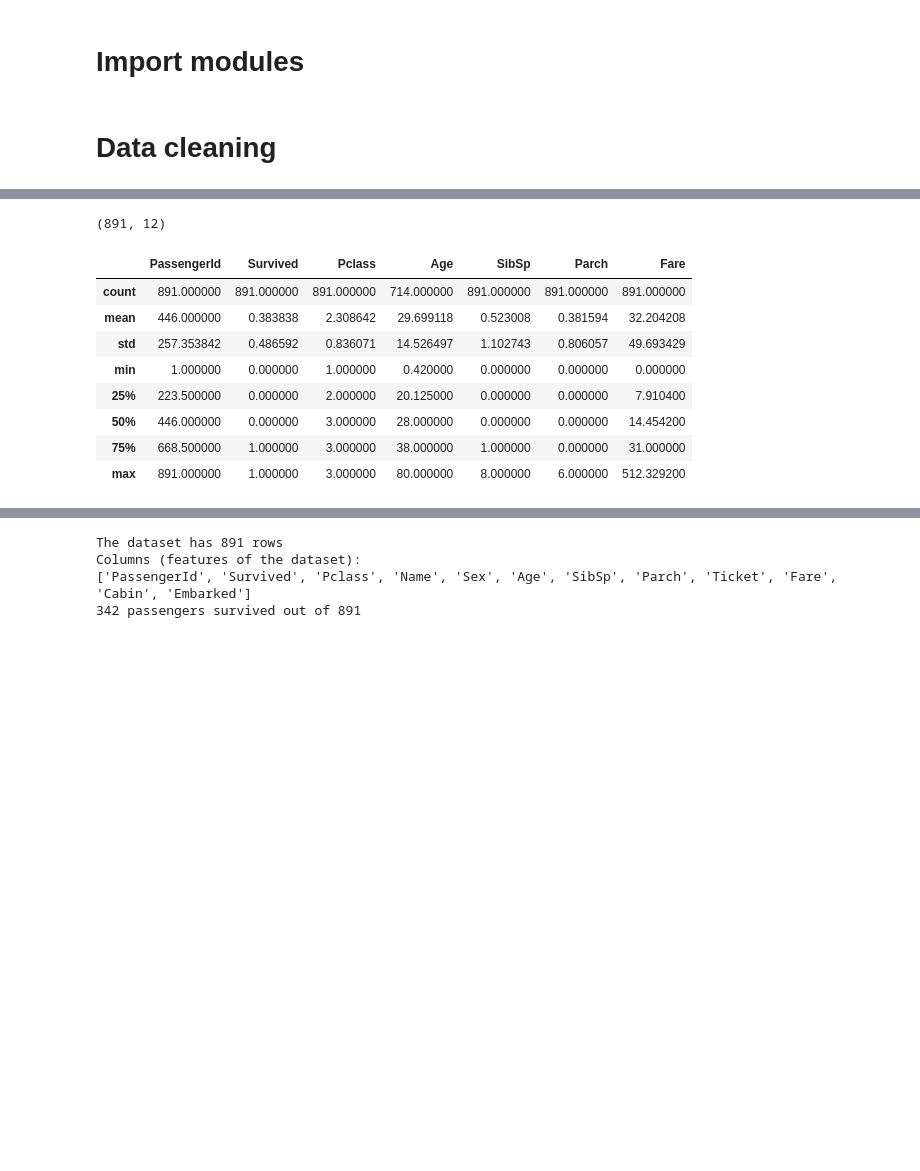
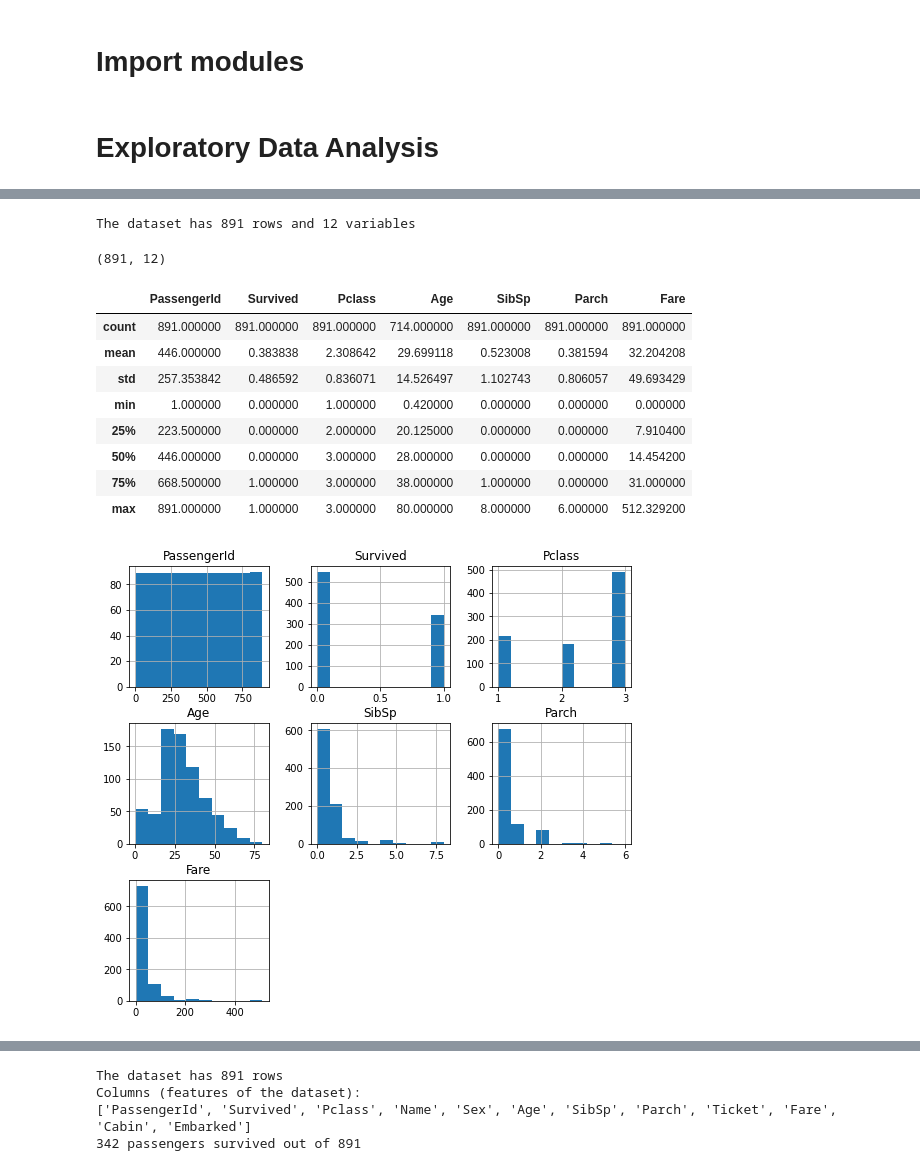
Before and after one commit to EvgeniiZorin/ML_predict-Titanic-passenger-mortality, a Jupyter notebook: main.ipynb, the cells around one changed output, grey strips where cells are left out. Saved outputs shown, nothing was run; the diff lists cells and outputs as text; code cells hidden in the pictures; blank space fills up the shorter version.

```diff
--- a/main.ipynb
+++ b/main.ipynb
@@ -20,16 +18,33 @@ from sklearn.ensemble import AdaBoostClassifier
 from sklearn.model_selection import train_test_split, GridSearchCV
 from sklearn.metrics import f1_score, accuracy_score
 # %% [markdown]
-# Data cleaning
+# Exploratory Data Analysis
 # %%
+"""
+Loading the dataset:
+
+Variables:
+- PassengerId: a number that identifies each passenger
+- Name: the full name of a passenger
+- Sex
+- Age
+- Pclass: the class in which the passenger was traveling: first, second, or third
+- SibSp: the number of siblings and spouse of the passenger (0 if the passenger is traveling alone)
+- Parch: the number of parents and children of the passenger (0 if the passenger is traveling alone)
+- Ticket: ticket number
+- Fare: the fare the passenger paid in British pounds
+- Cabin: the cabin in which the passenger was traveling
+- Embarked: the port in which the passenger embarked: "C" for Cherbourg, "Q" for Queenstown, "S" for Southampton
+- Survived
+"""
+
 # Loading the dataset
 
 path_currDir = os.getcwd()
-path_dataset = os.path.join( path_currDir, 'datasets', 'titanic_dataset.csv' )
-path_dataset
+path_dataset = os.path.join( path_currDir, 'datasets', 'raw', 'titanic_dataset.csv' )
 
-raw_data = pd.read_csv(path_dataset)
-raw_data.head()
+df_raw = pd.read_csv(path_dataset)
+df_raw.head()
 # %% [output]
 |  | PassengerId | Survived | Pclass | Name | Sex | Age | SibSp | Parch | Ticket | Fare | ... |
 | 0 | 1 | 0 | 3 | Braund, Mr. Owen Harris | male | 22.0 | 1 | 0 | A/5 21171 | 7.2500 | ... |
@@ -37,17 +52,27 @@ raw_data.head()
 | 2 | 3 | 1 | 3 | Heikkinen, Miss. Laina | female | 26.0 | 0 | 0 | STON/O2. 3101282 | 7.9250 | ... |
 | 3 | 4 | 1 | 1 | Futrelle, Mrs. Jacques Heath (Lil... | female | 35.0 | 1 | 0 | 113803 | 53.1000 | ... |
 | 4 | 5 | 0 | 3 | Allen, Mr. William Henry | male | 35.0 | 0 | 0 | 373450 | 8.0500 | ... |
+# %%
+# All variables
+
+print(f"The dataset has {len(df_raw)} rows and {len(df_raw.columns)} variables")
+# %% [output]
+The dataset has 891 rows and 12 variables
 # %%
-print(raw_data.shape)
-raw_data.describe()
+# Numerical continuous variables
+print(df_raw.shape)
+
+df_raw.hist(figsize=(9,8));
+df_raw.describe()
 # %% [output]
 (891, 12)
 |  | PassengerId | Survived | Pclass | Age | SibSp | Parch | Fare |
 | count | 891.000000 | 891.000000 | 891.000000 | 714.000000 | 891.000000 | 891.000000 | 891.000000 |
 | mean | 446.000000 | 0.383838 | 2.308642 | 29.699118 | 0.523008 | 0.381594 | 32.204208 |
 | std | 257.353842 | 0.486592 | 0.836071 | 14.526497 | 1.102743 | 0.806057 | 49.693429 |
 | min | 1.000000 | 0.000000 | 1.000000 | 0.420000 | 0.000000 | 0.000000 | 0.000000 |
 | 25% | 223.500000 | 0.000000 | 2.000000 | 20.125000 | 0.000000 | 0.000000 | 7.910400 |
 | 50% | 446.000000 | 0.000000 | 3.000000 | 28.000000 | 0.000000 | 0.000000 | 14.454200 |
 | 75% | 668.500000 | 1.000000 | 3.000000 | 38.000000 | 1.000000 | 0.000000 | 31.000000 |
 | max | 891.000000 | 1.000000 | 3.000000 | 80.000000 | 8.000000 | 6.000000 | 512.329200 |
+[figure, added]
```
Also changed, not shown: parts of 20 cells of this notebook, 6 other files.
